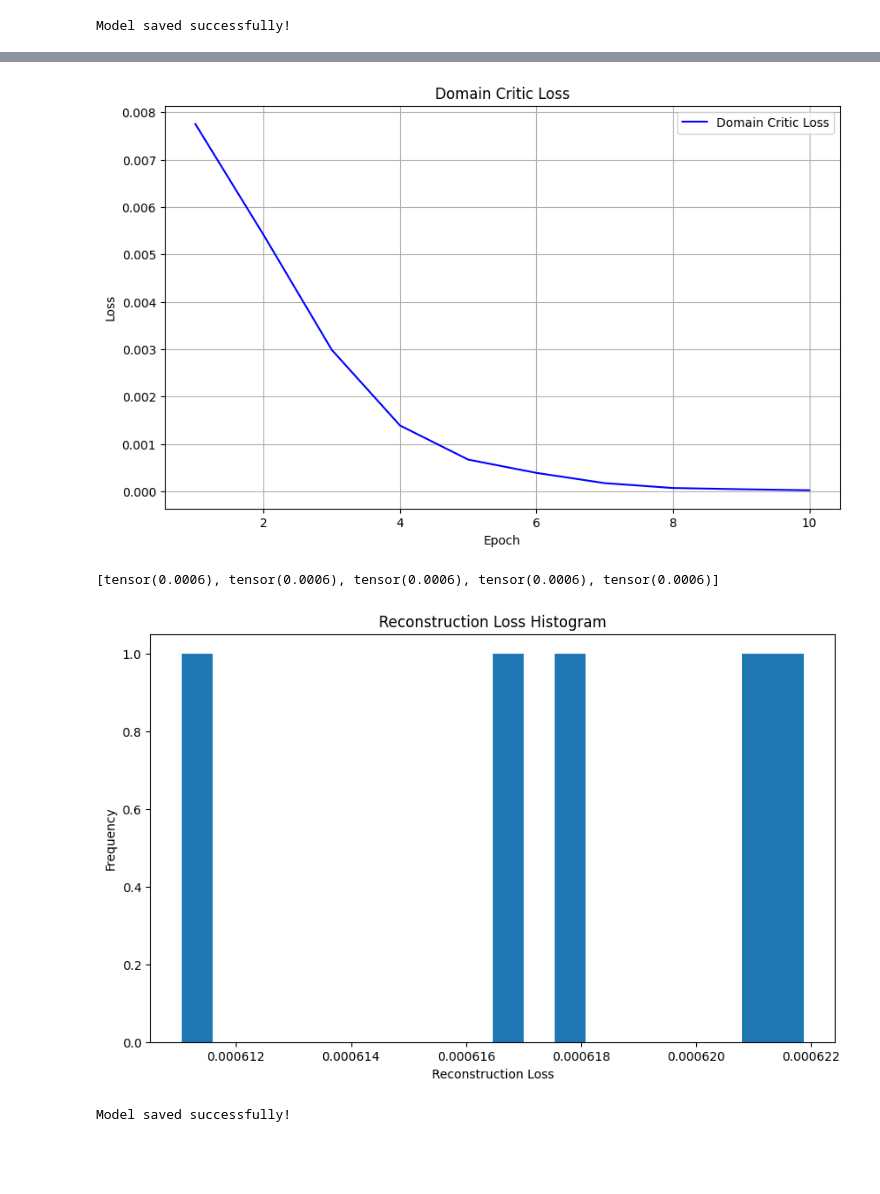
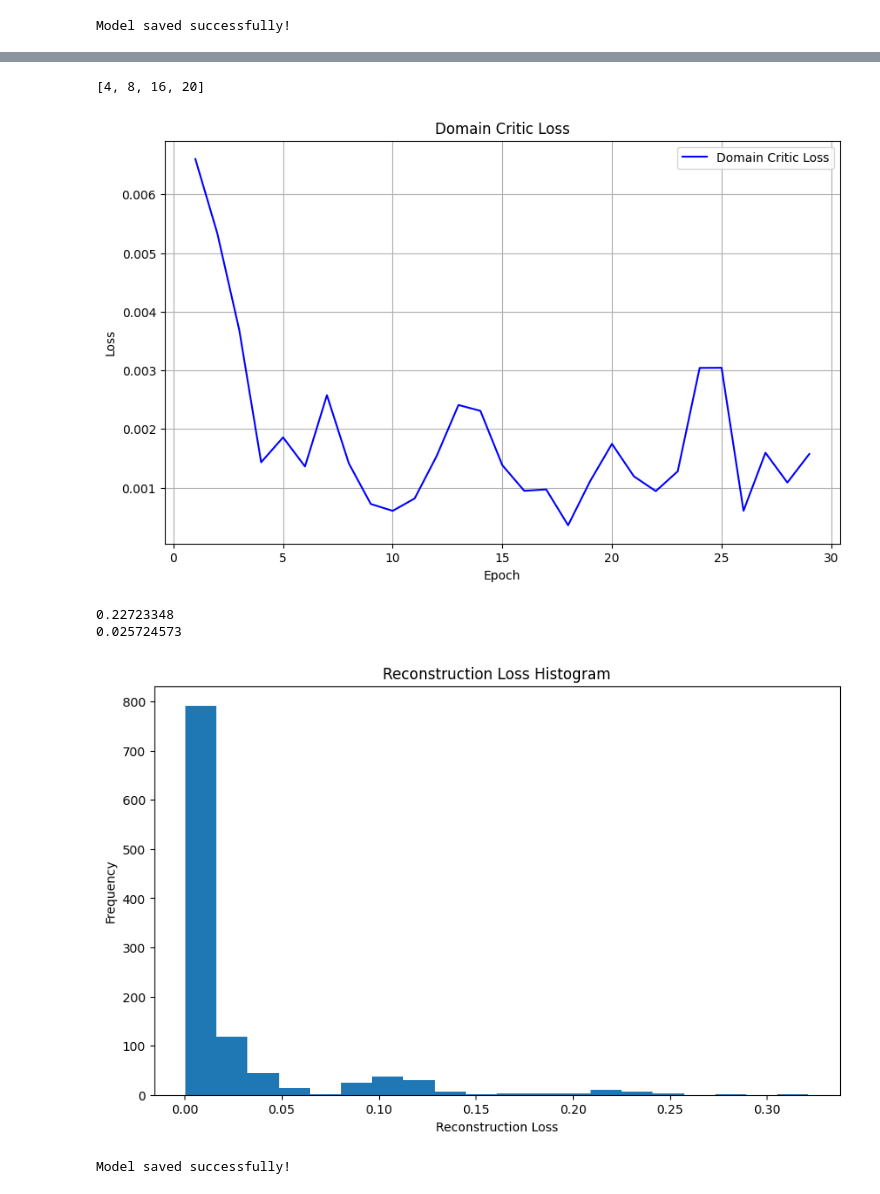
Before and after one commit to trtkiet/My_SI_WDGRL, a Jupyter notebook: AE_multidim/model/train_wdgrl.ipynb, the cells around one changed output, grey strips where cells are left out. Saved outputs shown, nothing was run; the diff lists cells and outputs as text; code cells hidden in the pictures; blank space fills up the shorter version.

Commit message:
change ae_multidim models

```diff
--- a/AE_multidim/model/train_wdgrl.ipynb
+++ b/AE_multidim/model/train_wdgrl.ipynb
@@ -272,9 +272,9 @@ target_dataset = TensorDataset(xt, yt)
 source_loader = DataLoader(source_dataset, batch_size=cd, shuffle=True)
 target_loader = DataLoader(target_dataset, batch_size=cd, shuffle=True)
 # %%
-generator_hidden_dims = [64, 64, 64, 64, 64, 64, 64, 64, 64, 64, 32, 16]
-critic_hidden_dims = [32, 64, 64, 64, 64, 64, 32, 16, 8, 4, 2, 1]
+generator_hidden_dims = [500, 100, 20]
+critic_hidden_dims = [100]
 model = WDGRL(input_dim=d, generator_hidden_dims=generator_hidden_dims, critic_hidden_dims=critic_hidden_dims)
 num_epochs = 5
-losses, source_critic_scores, target_critic_scores = model.train(source_loader, target_loader, num_epochs=num_epochs, dc_iter=100)
+losses, source_critic_scores, target_critic_scores = model.train(source_loader, target_loader, num_epochs=num_epochs, dc_iter=50)
 # %% [output]
@@ -449,9 +440,9 @@ tensor([[1.1273e-04, 1.1249e-01, 1.1275e-01,  ..., 0.0000e+00, 1.1829e-02,
 # %%
 input_dim = generator_hidden_dims[-1]
-encoder_hidden_dims = [16, 16, 16, 16, 16, 8, 4]
-decoder_hidden_dims = [8, 16, 16, 16, 16, 16]
+encoder_hidden_dims = [16, 8, 4, 2]
+decoder_hidden_dims = [4, 8, 16, input_dim]
 batch_size = 64
-num_epochs = 10
+num_epochs = 29
 
 model = AutoEncoder(input_dim, encoder_hidden_dims, decoder_hidden_dims)
 dataset = torch.utils.data.TensorDataset(x_hat)
@@ -471,3 +469,7 @@ Epoch 10/10 | Loss: 2.5316327082691714e-05
+# %%
+print(decoder_hidden_dims)
+# %% [output]
+[4, 8, 16, 20]
 # %%
 plt.figure(figsize=(10, 6))
 plt.plot(range(1, num_epochs+1), losses, 'b-', label='Domain Critic Loss')
@@ -478,25 +480,30 @@ plt.legend()
 plt.grid(True)
 plt.show()
 # %% [output]
-[figure, old version]
+[figure, new version]
 # %%
 # Convert xt_hat to a PyTorch tensor
+x_hat_tensor = torch.tensor(x_hat, dtype=torch.float32)
+
 xt_hat_tensor = torch.tensor(xt_hat, dtype=torch.float32)
+reconstruction_loss = model.reconstruction_loss(xt_hat_tensor[yt == 1])
+print(np.mean(reconstruction_loss))
 
 # Filter the tensor based on yt
-reconstruction_loss = model.reconstruction_loss(xt_hat_tensor[yt == 1])
-print(reconstruction_loss)
+reconstruction_loss = model.reconstruction_loss(x_hat_tensor)
+print(np.mean(reconstruction_loss))
 
 # Plot the histogram
 plt.figure(figsize=(10, 6))
 plt.hist(reconstruction_loss, bins=20)
 plt.xlabel('Reconstruction Loss')
 plt.ylabel('Frequency')
 plt.title('Reconstruction Loss Histogram')
 plt.show()
 # %% [output]
-[tensor(0.0006), tensor(0.0006), tensor(0.0006), tensor(0.0006), tensor(0.0006)]
+0.22723348
+0.025724573
-[figure, old version]
+[figure, new version]
 # %%
 checkpoint = {
     'state_dict': model.state_dict(),
```
Also changed, not shown: parts of 8 cells of this notebook, 50 other files.
